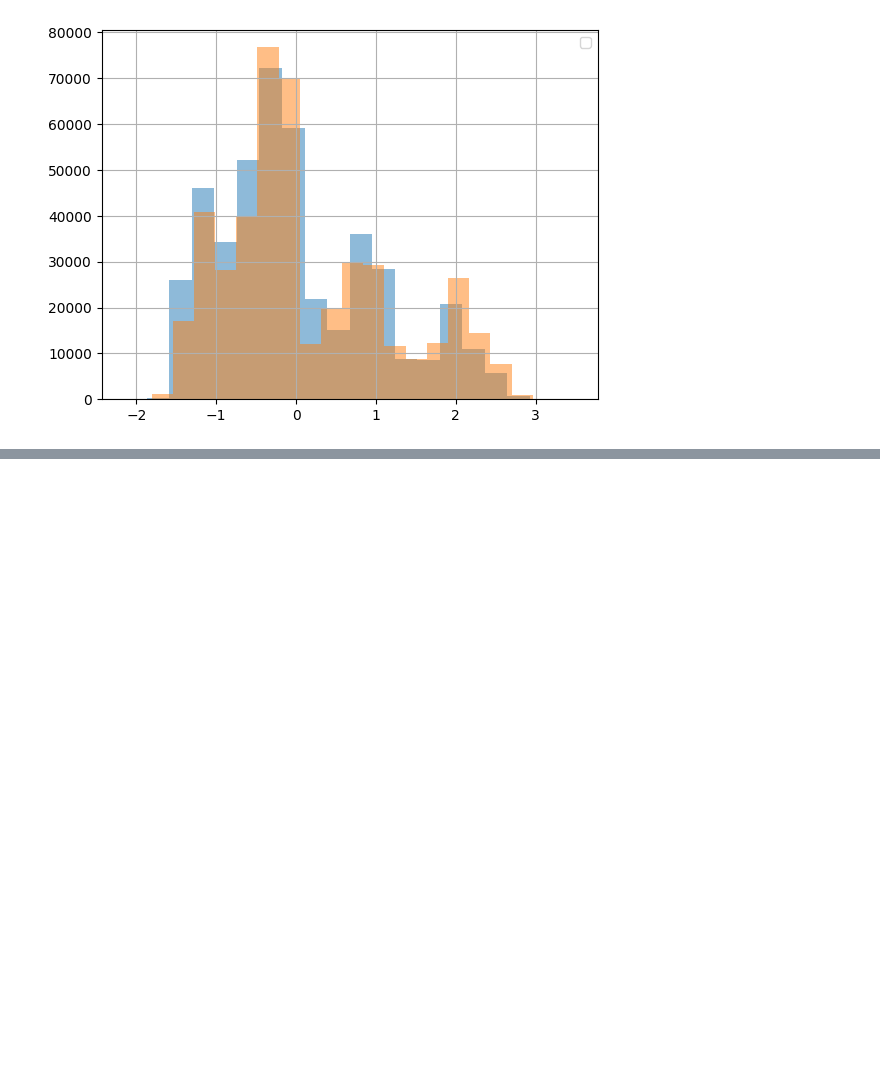
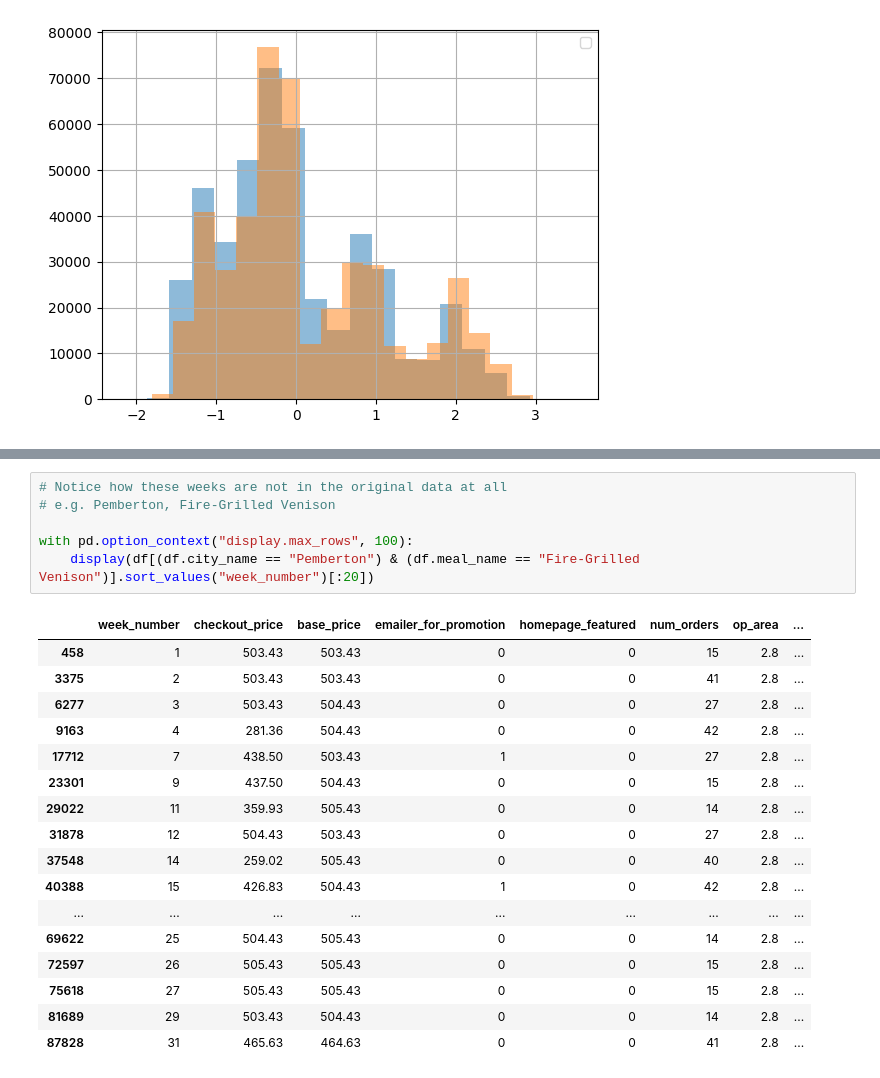
Before and after one commit to zazencodes/ml-quest-1-demand-forecasting, a Jupyter notebook: notebooks/1_explore_clean.ipynb, the cells around one changed output, grey strips where cells are left out. Drawn from its saved outputs; the diff is of its cells as text; blank space fills up the shorter version.

```diff
--- a/notebooks/1_explore_clean.ipynb
+++ b/notebooks/1_explore_clean.ipynb
@@ -833,0 +987,24 @@ plt.legend()
+# %%
+# Notice how these weeks are not in the original data at all
+# e.g. Pemberton, Fire-Grilled Venison
+
+with pd.option_context("display.max_rows", 100):
+    display(df[(df.city_name == "Pemberton") & (df.meal_name == "Fire-Grilled Venison")].sort_values("week_number")[:20])
+# %% [output]
+|  | week_number | checkout_price | base_price | emailer_for_promotion | homepage_featured | num_orders | op_area | ... |
+| 458 | 1 | 503.43 | 503.43 | 0 | 0 | 15 | 2.8 | ... |
+| 3375 | 2 | 503.43 | 503.43 | 0 | 0 | 41 | 2.8 | ... |
+| 6277 | 3 | 503.43 | 504.43 | 0 | 0 | 27 | 2.8 | ... |
+| 9163 | 4 | 281.36 | 504.43 | 0 | 0 | 42 | 2.8 | ... |
+| 17712 | 7 | 438.50 | 503.43 | 1 | 0 | 27 | 2.8 | ... |
+| 23301 | 9 | 437.50 | 504.43 | 0 | 0 | 15 | 2.8 | ... |
+| 29022 | 11 | 359.93 | 505.43 | 0 | 0 | 14 | 2.8 | ... |
+| 31878 | 12 | 504.43 | 503.43 | 0 | 0 | 27 | 2.8 | ... |
+| 37548 | 14 | 259.02 | 505.43 | 0 | 0 | 40 | 2.8 | ... |
+| 40388 | 15 | 426.83 | 504.43 | 1 | 0 | 42 | 2.8 | ... |
+| ... | ... | ... | ... | ... | ... | ... | ... | ... |
+| 69622 | 25 | 504.43 | 505.43 | 0 | 0 | 14 | 2.8 | ... |
+| 72597 | 26 | 505.43 | 505.43 | 0 | 0 | 15 | 2.8 | ... |
+| 75618 | 27 | 505.43 | 505.43 | 0 | 0 | 15 | 2.8 | ... |
+| 81689 | 29 | 503.43 | 504.43 | 0 | 0 | 14 | 2.8 | ... |
+| 87828 | 31 | 465.63 | 464.63 | 0 | 0 | 41 | 2.8 | ... |
```
Also changed, not shown: parts of 20 cells of this notebook.
